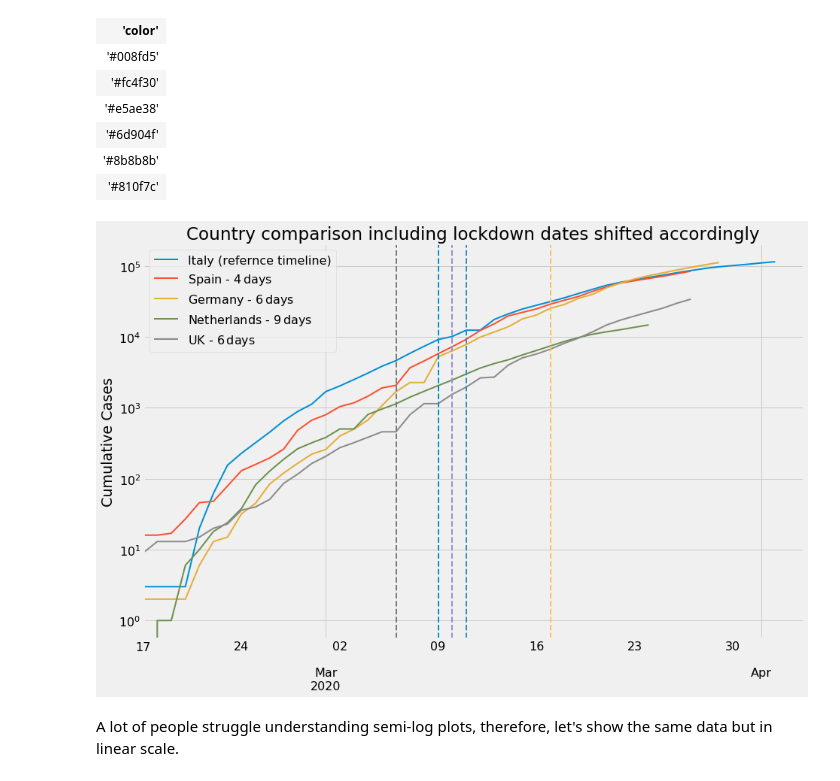
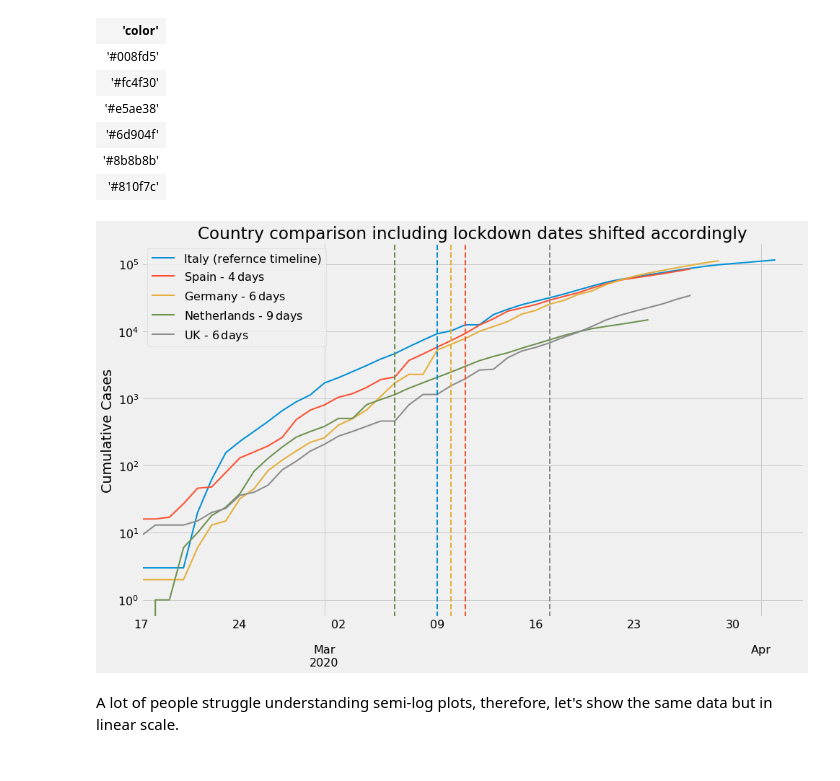
Before and after one commit to aquilesC/Covid-19-Jupyter-Notebook, a Jupyter notebook: Covid_Time_Series.ipynb, the cells around one changed output. Cells and saved outputs as stored; diff of their text form; code cells hidden in the pictures.

```diff
--- a/Covid_Time_Series.ipynb
+++ b/Covid_Time_Series.ipynb
@@ -37,6 +37,8 @@ plt.rcParams["figure.figsize"] = (14,9)
 plt.style.use('fivethirtyeight')
 mpl.rcParams['lines.linewidth'] = 2
 mpl.rcParams['font.size'] = 16
+
+colors = iter(plt.rcParams['axes.prop_cycle'])
 # %% [markdown]
 ## Saving figures
 I will use the parameter below to save the figures generated in this notebook. Every time a figure is generated, there will be an extra if-statement. This is useful when running the entire notebook just to make a new version of the plots with the data available
@@ -230,27 +237,29 @@ lockdowns = {
 # %%
 ax = italy.plot(logy=True, title='Country comparison including lockdown dates shifted accordingly')
 germany.plot(ax=ax)
 spain.plot(ax=ax)
 netherlands.plot(ax=ax)
 uk.plot(ax=ax)
 ax.legend([
         'Italy (refernce timeline)',
         f'Spain - {time_shifts["Spain"]}$\,$days',
         f'Germany - {time_shifts["Germany"]}$\,$days',
         f'Netherlands - {time_shifts["Netherlands"]}$\,$days',
         f'UK - {time_shifts["United Kingdom"]}$\,$days',
 ])
 ax.set_xlim('2020-02-17', datetime.today())
 ax.set_ylabel('Cumulative Cases')
-ax.axvline(x=lockdowns['Italy'], linestyle='--')
-ax.axvline(x=lockdowns['Spain']-pd.to_timedelta(time_shifts['Spain'], unit='d'), color='#348ABD', linestyle='--')
-ax.axvline(x=lockdowns['Germany']-pd.to_timedelta(time_shifts['Germany'], unit='d'), color='#988ED5', linestyle='--')
-ax.axvline(x=lockdowns['Netherlands']-pd.to_timedelta(time_shifts['Netherlands'], unit='d'), color='#777777', linestyle='--')
-ax.axvline(x=lockdowns['United Kingdom']-pd.to_timedelta(time_shifts['United Kingdom'], unit='d'), color='#FBC15E', linestyle='--')
+colors = iter(plt.rcParams['axes.prop_cycle'])
+ax.axvline(x=lockdowns['Italy'], linestyle='--', color=next(colors)['color'])
+ax.axvline(x=lockdowns['Spain']-pd.to_timedelta(time_shifts['Spain'], unit='d'), color=next(colors)['color'], linestyle='--')
+ax.axvline(x=lockdowns['Germany']-pd.to_timedelta(time_shifts['Germany'], unit='d'), color=next(colors)['color'], linestyle='--')
+ax.axvline(x=lockdowns['Netherlands']-pd.to_timedelta(time_shifts['Netherlands'], unit='d'), color=next(colors)['color'], linestyle='--')
+ax.axvline(x=lockdowns['United Kingdom']-pd.to_timedelta(time_shifts['United Kingdom'], unit='d'), color=next(colors)['color'], linestyle='--')
 if SAVE_FIGURES:
+    plt.tight_layout()
     plt.savefig('Figures/Europe_countries_shifted_log_lin_with_lockdowns.png')
 # %% [output]
-[figure, old version]
+[figure, new version]
 # %% [markdown]
 A lot of people struggle understanding semi-log plots, therefore, let's show the same data but in linear scale.
 # %%
```
Also changed, not shown: parts of 59 cells of this notebook, 51 other files.
